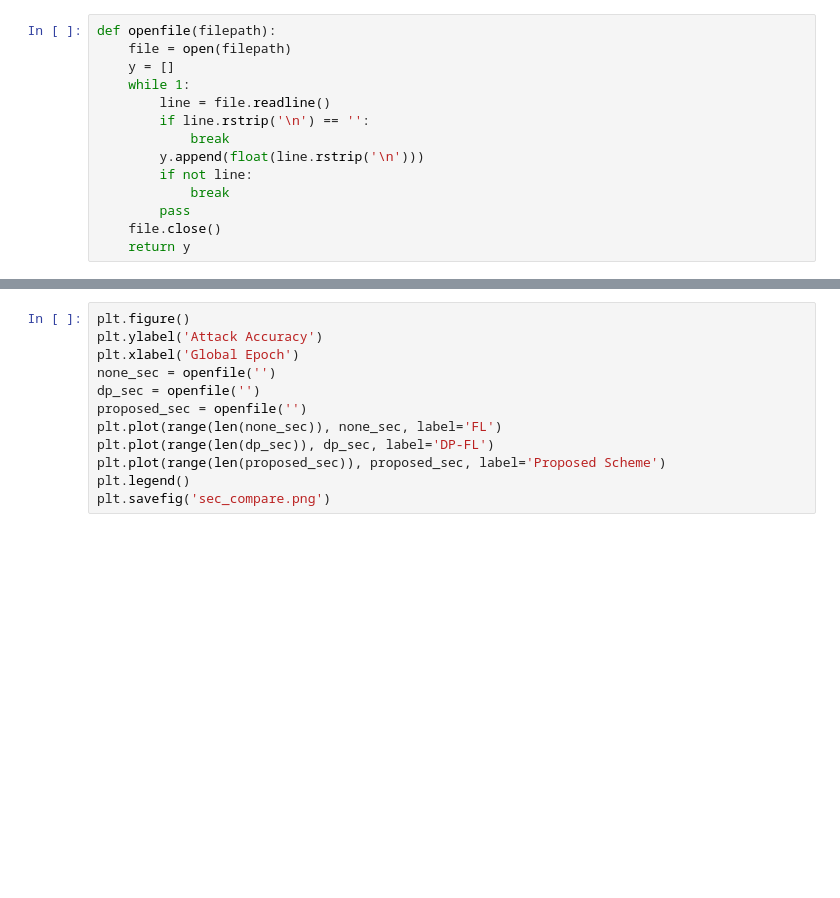
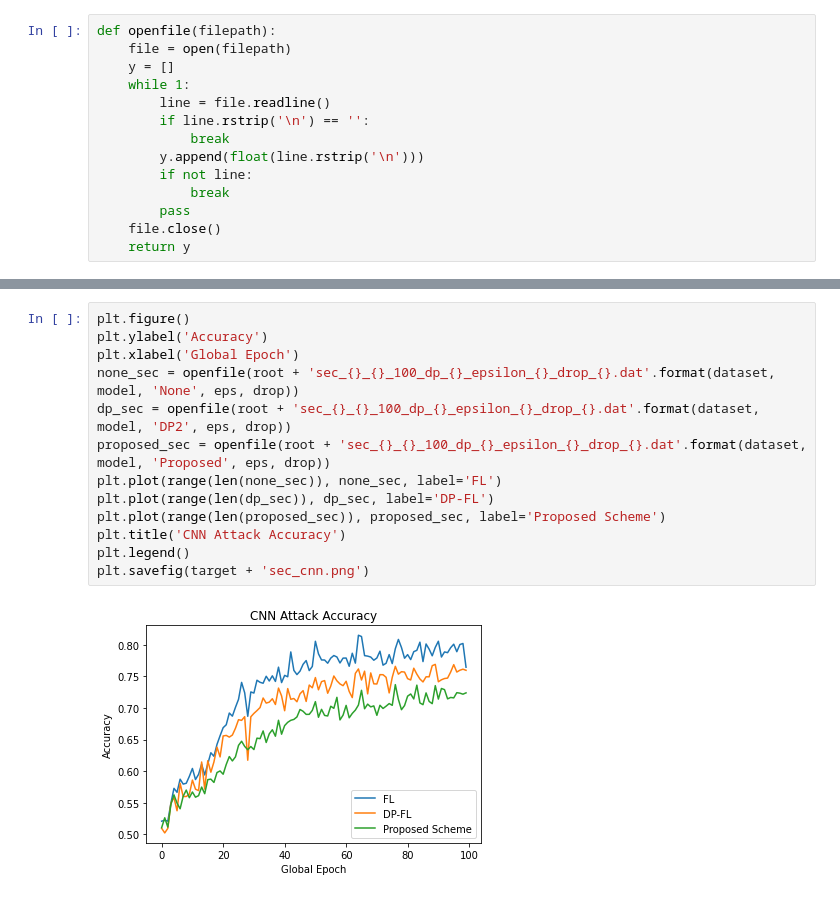
Before and after one commit to Wayne310400/DPtest, a Jupyter notebook: Differential-Privacy-Based-Federated-Learning-master/experiment/draw.ipynb, the cells around one changed output, grey strips where cells are left out. Saved outputs shown, nothing was run; the diff lists cells and outputs as text; blank space fills up the shorter version.

```diff
--- a/Differential-Privacy-Based-Federated-Learning-master/experiment/draw.ipynb
+++ b/Differential-Privacy-Based-Federated-Learning-master/experiment/draw.ipynb
@@ -41,12 +62,15 @@ plt.savefig('loss_compare.png')
 # %%
 plt.figure()
-plt.ylabel('Attack Accuracy')
+plt.ylabel('Accuracy')
 plt.xlabel('Global Epoch')
-none_sec = openfile('')
-dp_sec = openfile('')
-proposed_sec = openfile('')
+none_sec = openfile(root + 'sec_{}_{}_100_dp_{}_epsilon_{}_drop_{}.dat'.format(dataset, model, 'None', eps, drop))
+dp_sec = openfile(root + 'sec_{}_{}_100_dp_{}_epsilon_{}_drop_{}.dat'.format(dataset, model, 'DP2', eps, drop))
+proposed_sec = openfile(root + 'sec_{}_{}_100_dp_{}_epsilon_{}_drop_{}.dat'.format(dataset, model, 'Proposed', eps, drop))
 plt.plot(range(len(none_sec)), none_sec, label='FL')
 plt.plot(range(len(dp_sec)), dp_sec, label='DP-FL')
 plt.plot(range(len(proposed_sec)), proposed_sec, label='Proposed Scheme')
+plt.title('CNN Attack Accuracy')
 plt.legend()
-plt.savefig('sec_compare.png')
+plt.savefig(target + 'sec_cnn.png')
+# %% [output]
+[figure, added]
```
Also changed, not shown: parts of 7 cells of this notebook, 1 other file.
